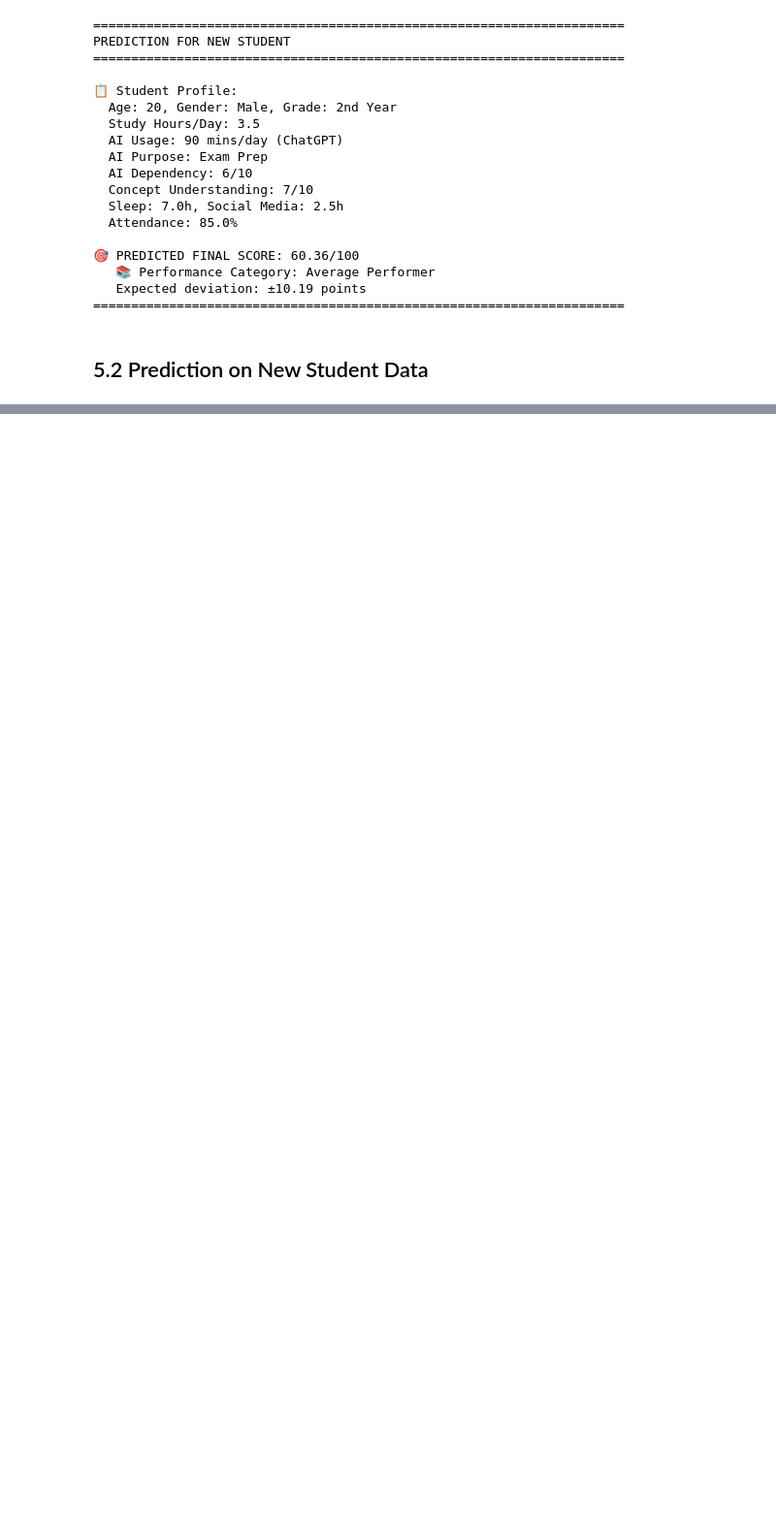
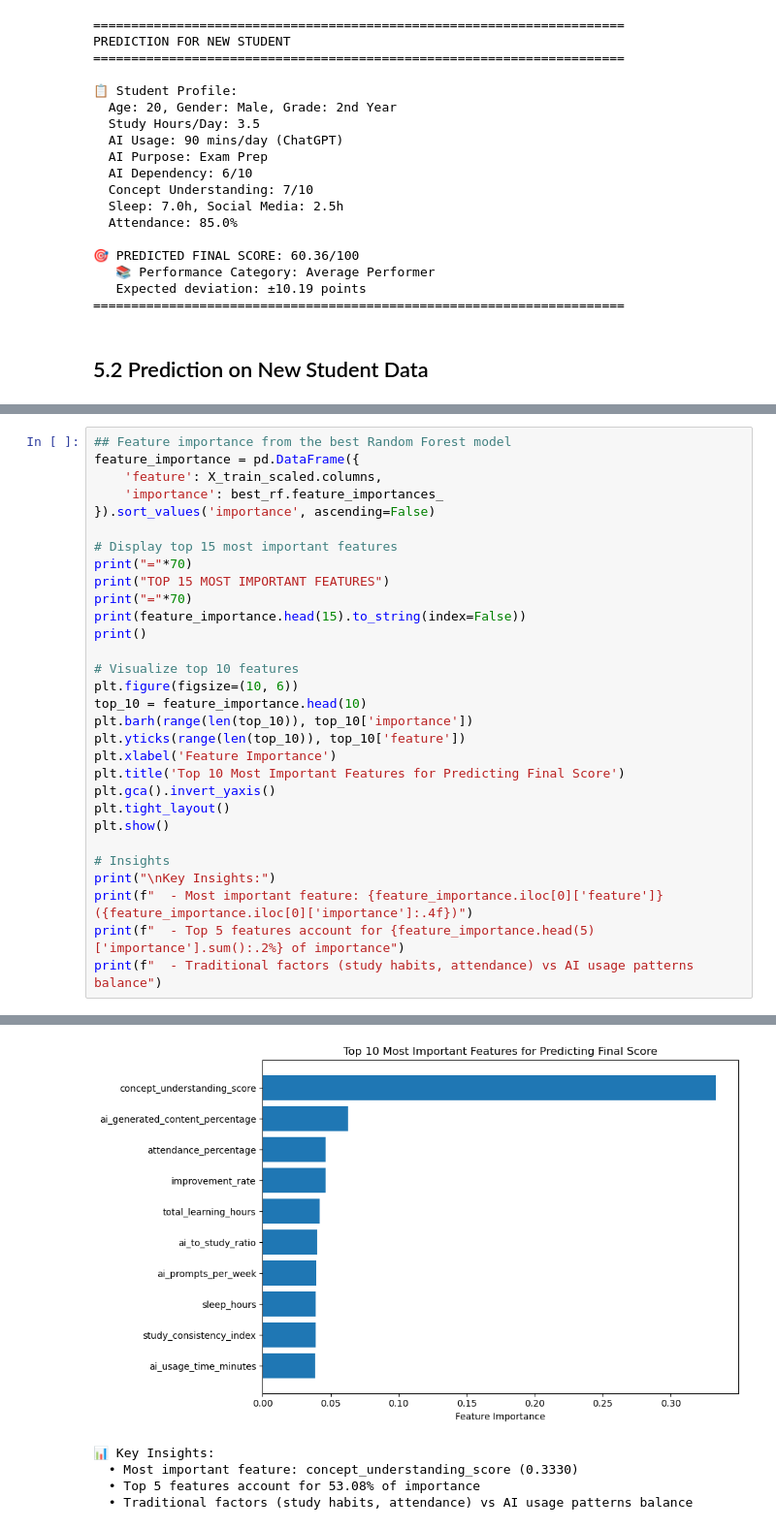
Before and after one commit to Yixuan003/mldp_project, a Jupyter notebook: MLDP Program Codes part2.ipynb, the cells around one changed output, grey strips where cells are left out. Shown at 97% size. Saved outputs shown, nothing was run; the diff lists cells and outputs as text; blank space fills up the shorter version.

```diff
--- a/MLDP Program Codes part2.ipynb
+++ b/MLDP Program Codes part2.ipynb
@@ -1084,3 +1436,34 @@ print(f"  • Most predictions within ±{mae:.1f} points of actual score")
   • Residual plot: Random scatter around zero = good model fit
   • Residual distribution: Normal distribution = model assumptions met
   • Most predictions within ±10.2 points of actual score
+# %%
+## Feature importance from the best Random Forest model
+feature_importance = pd.DataFrame({
+    'feature': X_train_scaled.columns,
+    'importance': best_rf.feature_importances_
+}).sort_values('importance', ascending=False)
+
+# Display top 15 most important features
+print("="*70)
+print("TOP 15 MOST IMPORTANT FEATURES")
+print("="*70)
+print(feature_importance.head(15).to_string(index=False))
+print()
+
+# Visualize top 10 features
+plt.figure(figsize=(10, 6))
+top_10 = feature_importance.head(10)
+plt.barh(range(len(top_10)), top_10['importance'])
+plt.yticks(range(len(top_10)), top_10['feature'])
+plt.xlabel('Feature Importance')
+plt.title('Top 10 Most Important Features for Predicting Final Score')
+plt.gca().invert_yaxis()
+plt.tight_layout()
+plt.show()
+
+# Insights
+print("\nKey Insights:")
+print(f"  - Most important feature: {feature_importance.iloc[0]['feature']} ({feature_importance.iloc[0]['importance']:.4f})")
+print(f"  - Top 5 features account for {feature_importance.head(5)['importance'].sum():.2%} of importance")
+print(f"  - Traditional factors (study habits, attendance) vs AI usage patterns balance")
+# %% [output]
@@ -1086,0 +1489,5 @@ print(f"  • Most predictions within ±{mae:.1f} points of actual score")
+[figure, added]
+📊 Key Insights:
+  • Most important feature: concept_understanding_score (0.3330)
+  • Top 5 features account for 53.08% of importance
+  • Traditional factors (study habits, attendance) vs AI usage patterns balance
```
Also changed, not shown: parts of 37 cells of this notebook, 6 other files.
